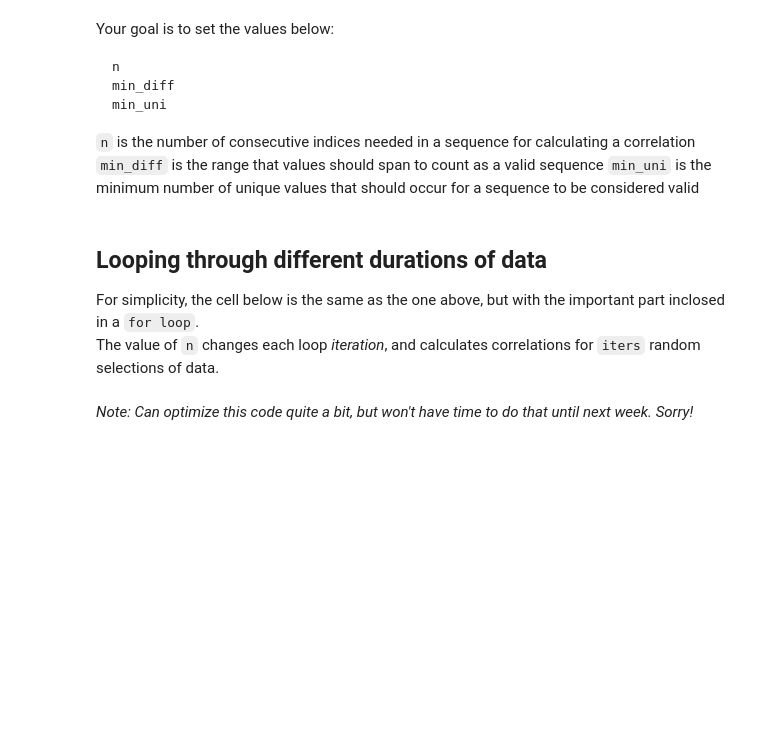
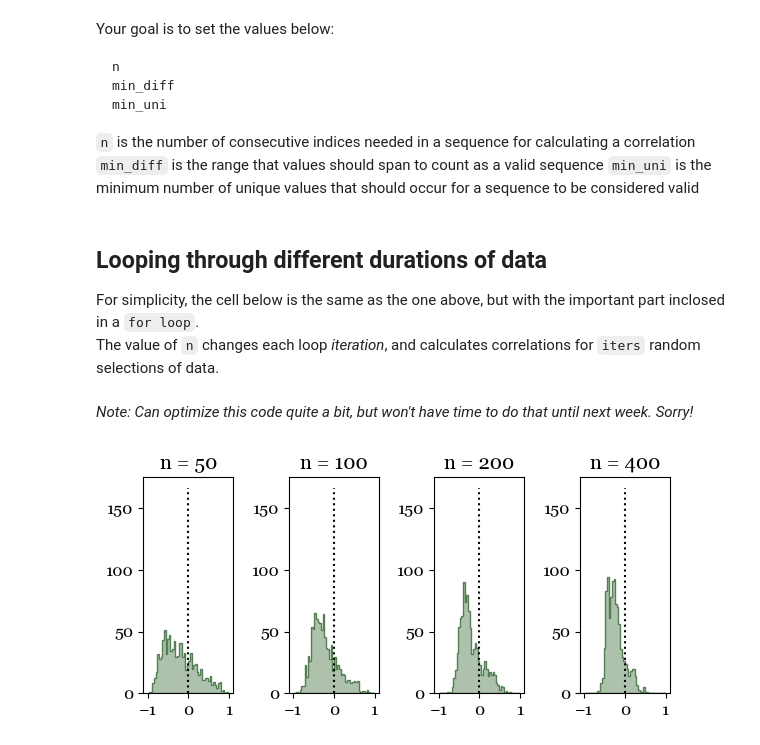
Before and after one commit to jtmiles/GRID_lab_python, a Jupyter notebook: plotting_correlations.ipynb, the cells around one changed output. Cells and saved outputs as stored; diff of their text form; code cells hidden in the pictures; blank space fills up the shorter version.

Commit message:
Update plotting_correlations.ipynb
changed iteration and randomization procedures

````diff
--- a/plotting_correlations.ipynb
+++ b/plotting_correlations.ipynb
@@ -126,12 +143,7 @@ def genvalidseqs(in_df,col_str,n,n_valid,min_diff,min_uni):
         2) having a range of at least min_diff (window max-min >= min_diff)
         3) having at least min_uni unique elements in the window
 
-    currently, returns a list of lists
-    each individual list is a range of n values that ends with the valid indices
-    that meet the above criteria
-
-    may make more sense to just return the ending indices, and generate the list
-    of lists after the fact with the starmap operation used in the return?
+    returns a lists of valid end indices that meet the above criteria
 
     '''
     seq_series = in_df[col_str]
@@ -154,11 +166,9 @@ def genvalidseqs(in_df,col_str,n,n_valid,min_diff,min_uni):
     valid_unis = num_diffs>=min_uni
     # union of boolean masks as array of indices
     valid_ends = in_df.index[valid_counts & valid_ranges & valid_unis].to_numpy()
+    # valid_ends will be used as ending value in range, need to add 1?
     # prevent negative values
     return valid_ends[valid_ends>=n]
-
-    # better to return as iterator?
-    # return list(starmap(np.arange,np.array((endixs-n,endixs)).T))
 # %% [markdown]
 Your goal is to set the values below:
 ```
@@ -247,0 +288,59 @@ The value of `n` changes each loop *iteration*, and calculates correlations for
+# %%
+# Partial function to add multiple args
+# don't supply the first arg (df_in) b/c that will be the df
+partial_func = partial(genvalidseqs,col_str="PAF",n=n,n_valid=n_valid,min_diff=min_diff,min_uni=min_uni)
+
+# not clear to me why this is giving a warning...
+all_ends = df.groupby(by=["ID","region"]).apply(partial_func, include_groups=False)
+# %%
+%%time
+
+min_diff = 2
+min_uni = 5
+# looping over this list of values for n
+n_list = [50, 100, 200, 400]
+iters = 1000
+
+# generate a figure
+fig,ax = plt.subplots(nrows=1,ncols=len(n_list),figsize=(6,3),tight_layout=True)
+# keep track of plotting locations
+row = 0
+col = 0
+for n in n_list:
+    # create a container to store values in
+    n_corrs = [] # empty list
+    # proportion of values that cannot be nan
+    if n <= 40:
+        n_valid = int(np.floor(n*2/3))
+    elif n > 40:
+        n_valid = int(np.floor(n/2))
+
+    # Partial function to add multiple args
+    # don't supply the first arg (df_in) b/c that will be the df
+    # have to do each iteration b/c n changes
+    partial_func = partial(genvalidseqs,col_str="PAF",n=n,n_valid=n_valid,min_diff=min_diff,min_uni=min_uni)
+    all_ends = df.loc[df.ID!='71944e',:].groupby(by=["ID","region"]).apply(partial_func, include_groups=False)
+
+    # randomly pick an ID and corresponding reg
+    # multi-index tuples for use in groupby object
+    randixs = rng.choice(all_ends.index,[iters,1])
+    corrs = []
+
+    for tup in randixs:
+        endixs = np.squeeze(all_ends[tup])
+        # randomly pick one of the valid sequences
+        randix = rng.choice(endixs)
+        plot_ixs = np.arange(randix-n,randix)+1
+        # mask out nans
+        nanmask = df.loc[plot_ixs,["PAF","INT"]].notna().all(axis=1)
+        # calculate correlation
+        corrs.append(stats.pearsonr(df.INT[plot_ixs[nanmask]],df.PAF[plot_ixs[nanmask]]).statistic)
+
+    ax[col].hist(corrs,bins=np.linspace(-1,1,51),histtype='stepfilled',ec=[0.2,0.4,0.2,0.8],fc=[0.2,0.4,0.2,0.4])
+    ax[col].plot([0,0],[0,iters/10],"k:")
+    ax[col].set_title("n = "+str(n))
+    col = col+1
+# show the plots (at the end - out of the loop)
+plt.show()
+# %% [output]
+[figure, added]
````
Also changed, not shown: parts of 8 cells of this notebook.
